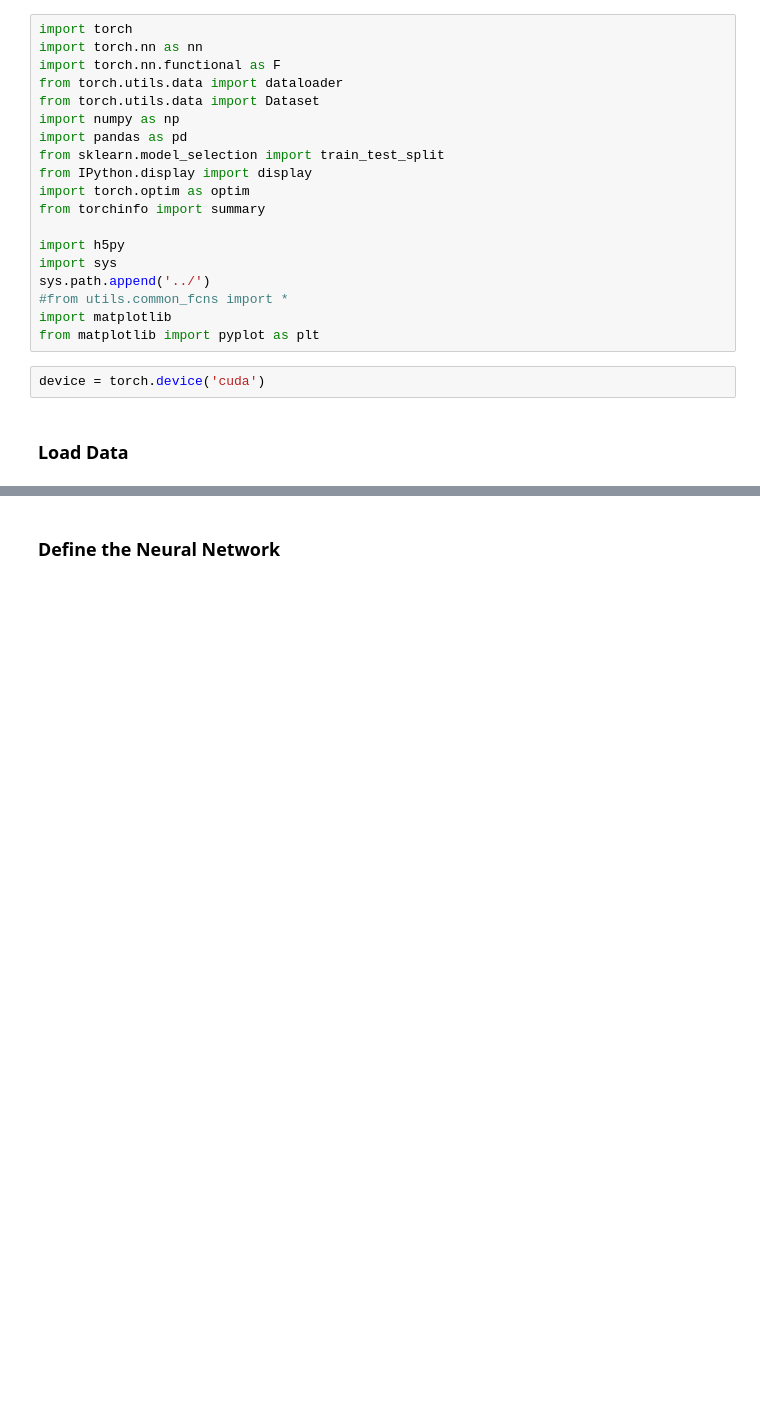
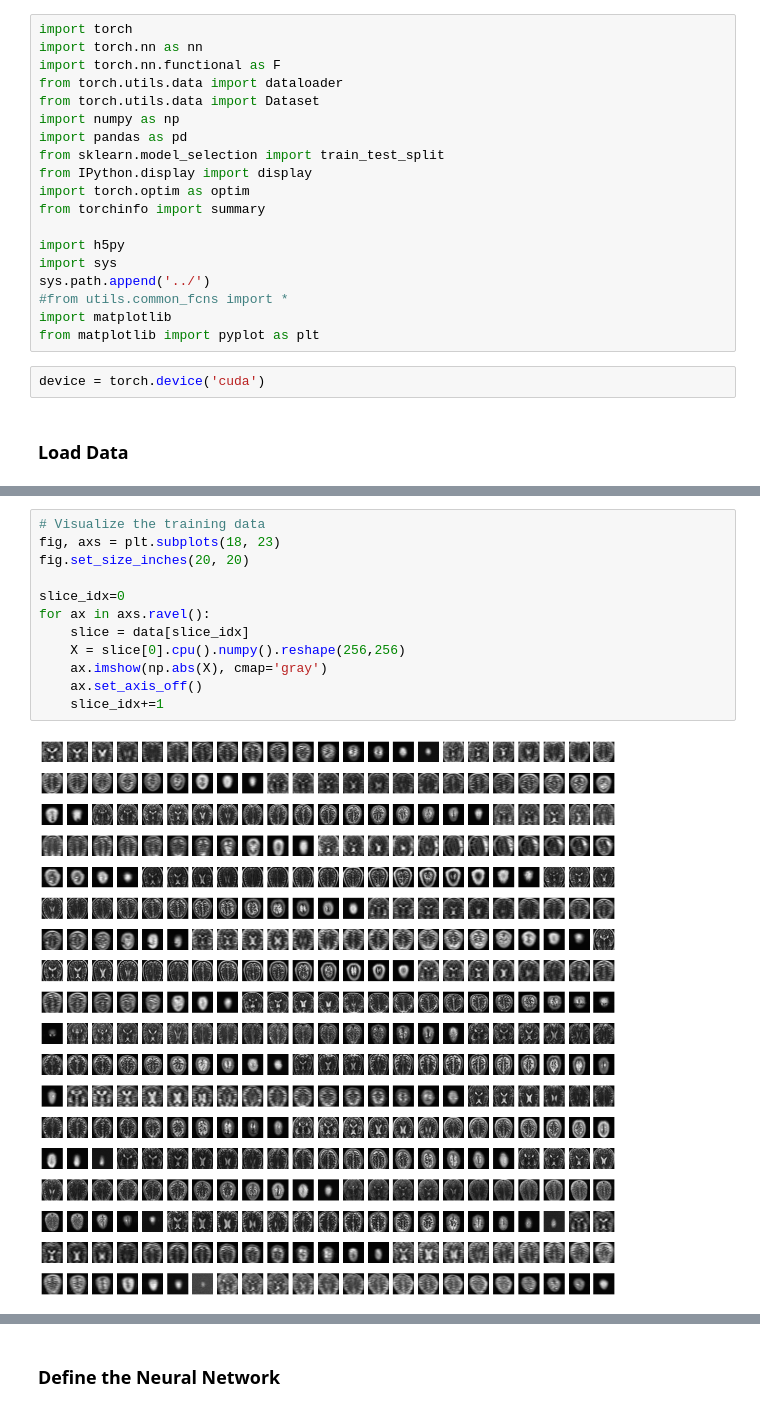
Before and after one commit to athornton1618/MRI_Compression, a Jupyter notebook: scripts/sparse_auto_encoder_cnn_colab.ipynb, the cells around one changed output, grey strips where cells are left out. Drawn from its saved outputs; the diff is of its cells as text; blank space fills up the shorter version.

```diff
--- a/scripts/sparse_auto_encoder_cnn_colab.ipynb
+++ b/scripts/sparse_auto_encoder_cnn_colab.ipynb
@@ -212,3 +206,17 @@ torch.Size([65536])
+# %%
+# Visualize the training data
+fig, axs = plt.subplots(18, 23)
+fig.set_size_inches(20, 20)
+
+slice_idx=0
+for ax in axs.ravel():
+    slice = data[slice_idx]
+    X = slice[0].cpu().numpy().reshape(256,256)
+    ax.imshow(np.abs(X), cmap='gray')
+    ax.set_axis_off()
+    slice_idx+=1
+# %% [output]
+[figure, added]
 # %%
 # Let's view a sample from the training set
 X = slice[0].cpu().numpy().reshape(256,256)
```
Also changed, not shown: parts of 12 cells of this notebook.
